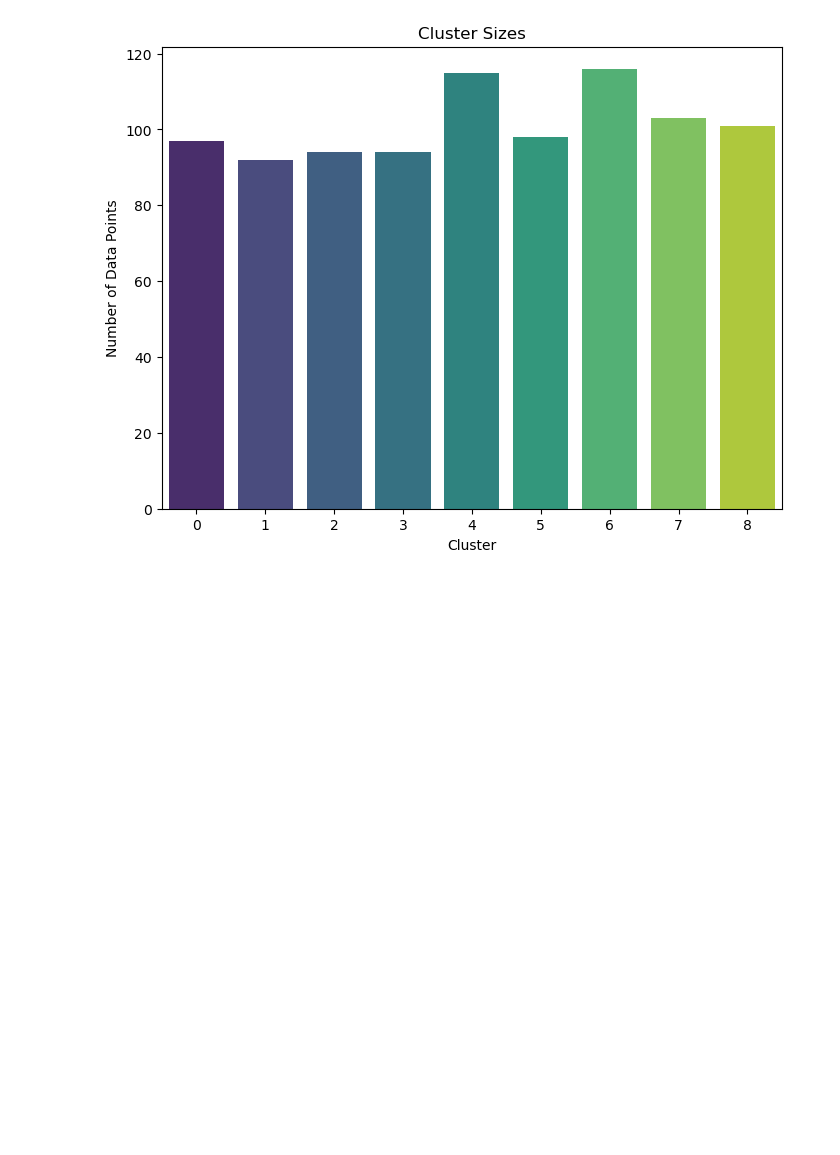
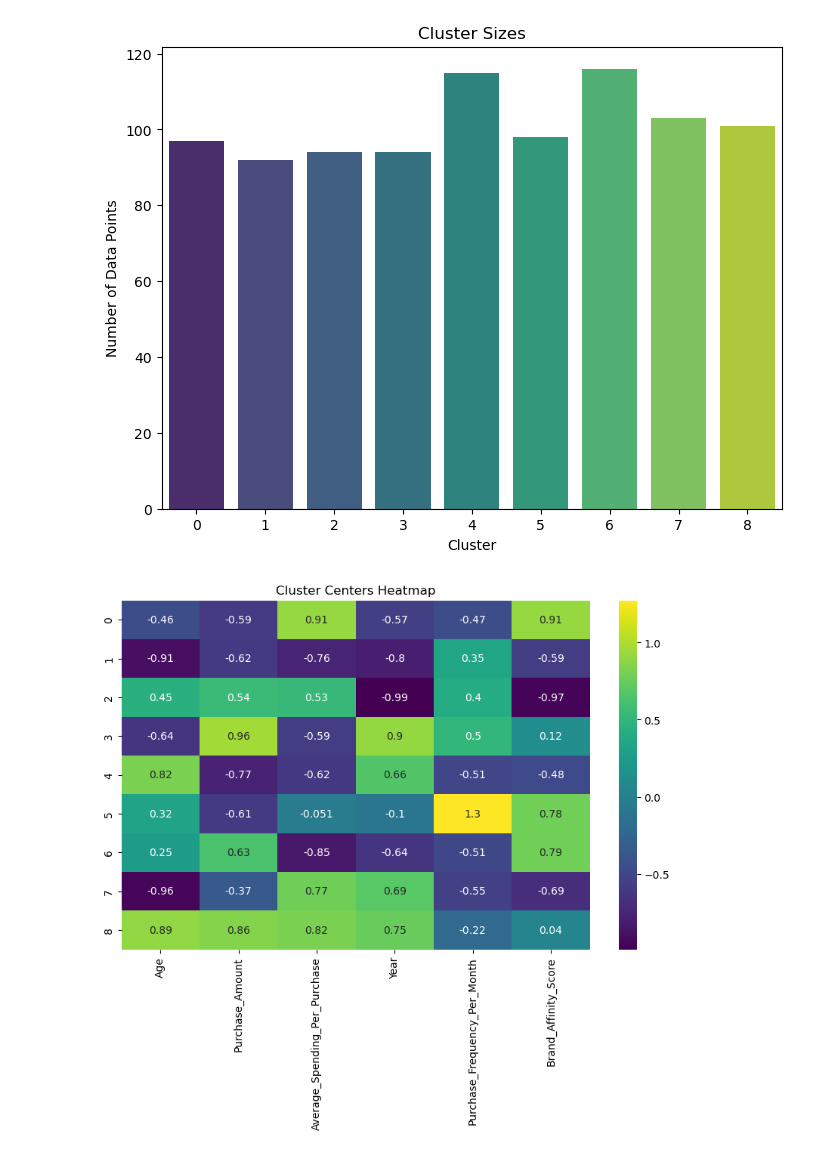
Before and after one commit to shahzaib-shafiq/DS-Project, a Jupyter notebook: 20F-0166_7C_PROJECT-1-3.ipynb, the cells around one changed output. Drawn from its saved outputs; the diff is of its cells as text; code cells hidden in the pictures; blank space fills up the shorter version.

Commit message:
completed k means ++ with visualizations

```diff
--- a/20F-0166_7C_PROJECT-1-3.ipynb
+++ b/20F-0166_7C_PROJECT-1-3.ipynb
@@ -975,3 +975,14 @@ plt.ylabel('Number of Data Points')
 # %% [output]
 Text(0, 0.5, 'Number of Data Points')
 [figure]
+# %%
+# Convert the NumPy array to a DataFrame with appropriate column names
+cluster_centers_df = pd.DataFrame(cluster_centers_pp, columns=['Age', 'Purchase_Amount', 'Average_Spending_Per_Purchase', 'Year', 'Purchase_Frequency_Per_Month', 'Brand_Affinity_Score'])
+
+# Create a heatmap of cluster centers
+plt.figure(figsize=(10, 6))
+sns.heatmap(cluster_centers_df, annot=True, cmap='viridis')
+plt.title('Cluster Centers Heatmap')
+plt.show()
+# %% [output]
+[figure, added]
```
Also changed, not shown: parts of 2 cells of this notebook.
